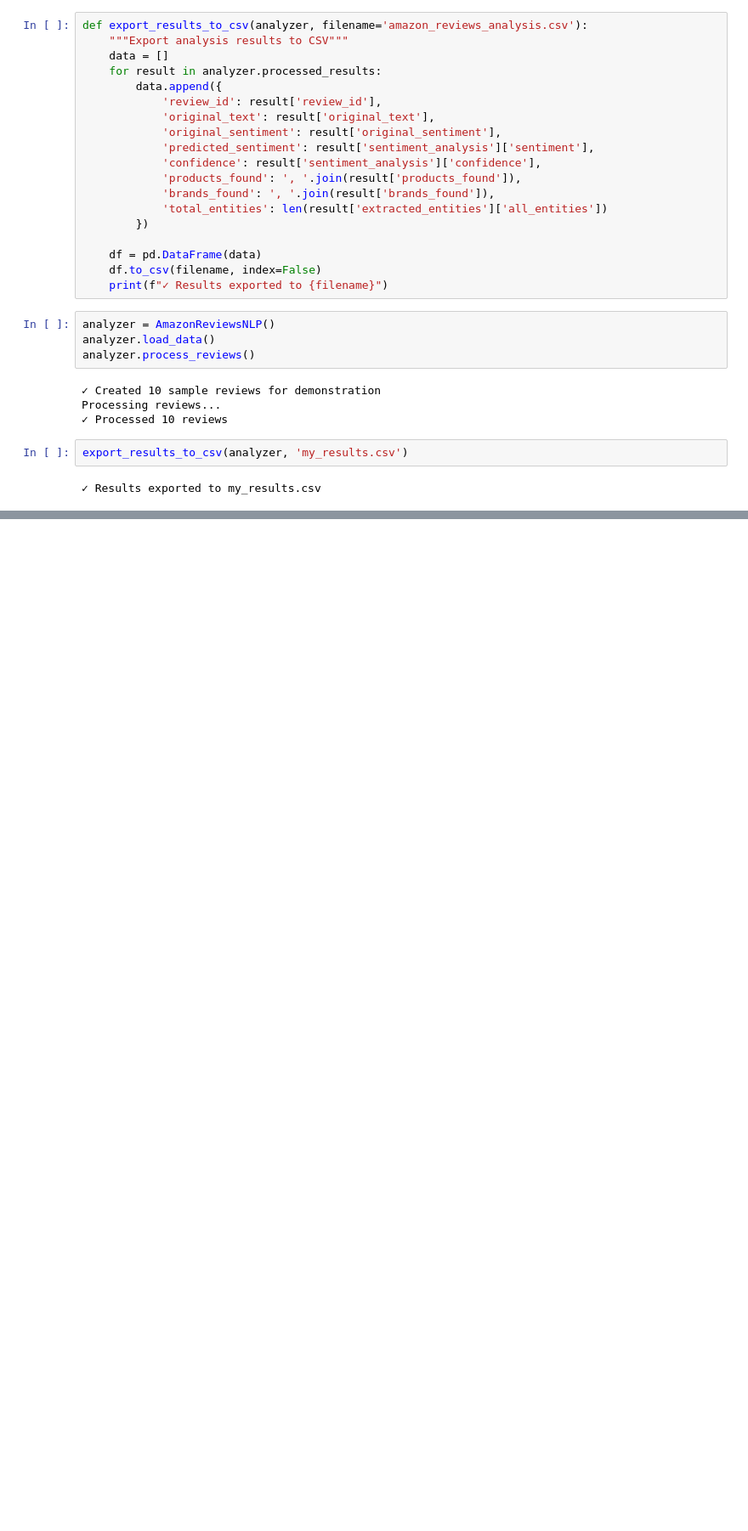
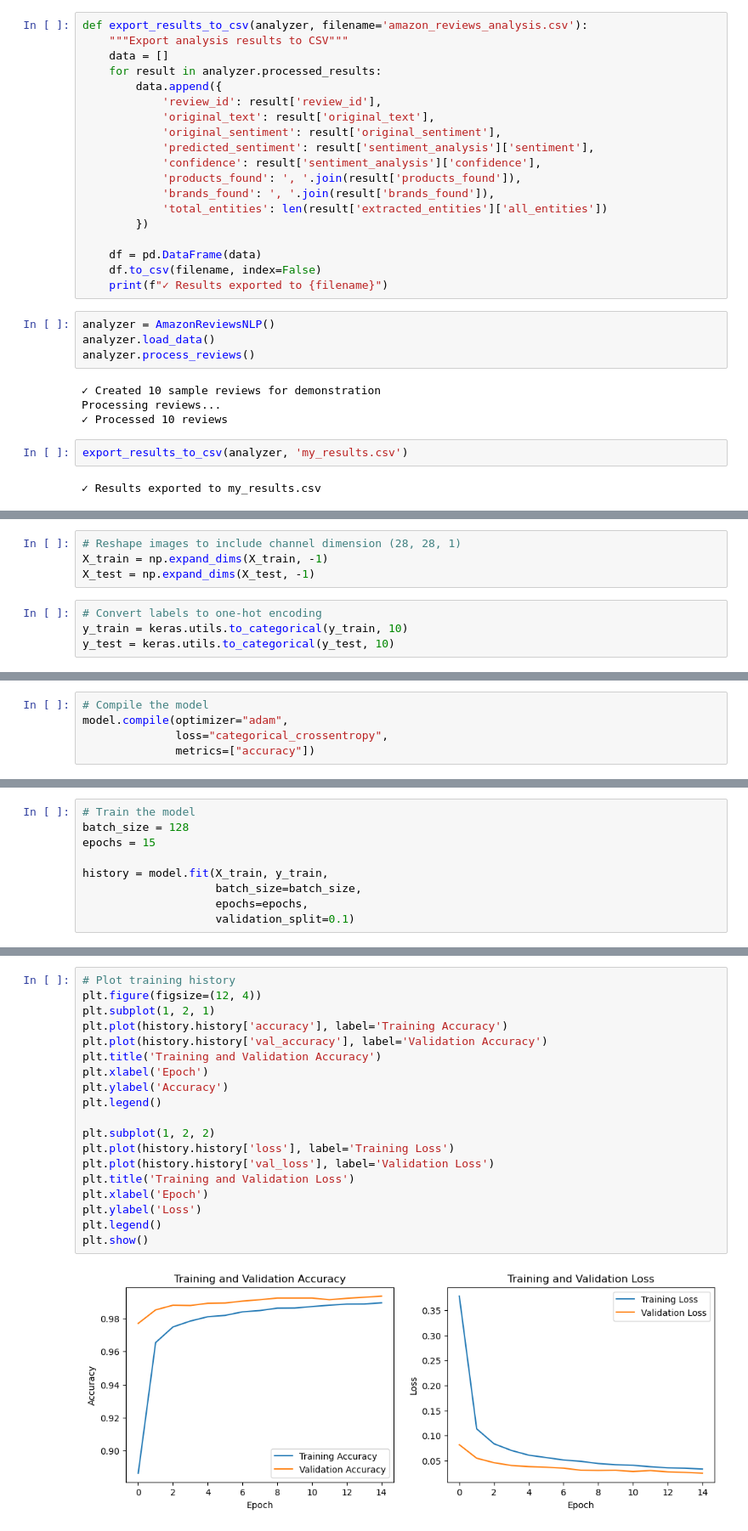
Before and after one commit to priscillanzula/Amazon-Reviews-Analyzer, a Jupyter notebook: amazon.ipynb, the cells around one changed output, grey strips where cells are left out. Shown: that part at 85% size. Saved outputs shown, nothing was run; the diff lists cells and outputs as text; blank space fills up the shorter version.

```diff
--- a/amazon.ipynb
+++ b/amazon.ipynb
@@ -452,0 +627,8 @@ export_results_to_csv(analyzer, 'my_results.csv')
+# %%
+# Reshape images to include channel dimension (28, 28, 1)
+X_train = np.expand_dims(X_train, -1)
+X_test = np.expand_dims(X_test, -1)
+# %%
+# Convert labels to one-hot encoding
+y_train = keras.utils.to_categorical(y_train, 10)
+y_test = keras.utils.to_categorical(y_test, 10)
@@ -452,0 +662,5 @@ export_results_to_csv(analyzer, 'my_results.csv')
+# %%
+# Compile the model
+model.compile(optimizer="adam",
+              loss="categorical_crossentropy",
+              metrics=["accuracy"])
@@ -452,0 +688,9 @@ export_results_to_csv(analyzer, 'my_results.csv')
+# %%
+# Train the model
+batch_size = 128
+epochs = 15
+
+history = model.fit(X_train, y_train,
+                    batch_size=batch_size,
+                    epochs=epochs,
+                    validation_split=0.1)
@@ -452,0 +721,21 @@ export_results_to_csv(analyzer, 'my_results.csv')
+# %%
+# Plot training history
+plt.figure(figsize=(12, 4))
+plt.subplot(1, 2, 1)
+plt.plot(history.history['accuracy'], label='Training Accuracy')
+plt.plot(history.history['val_accuracy'], label='Validation Accuracy')
+plt.title('Training and Validation Accuracy')
+plt.xlabel('Epoch')
+plt.ylabel('Accuracy')
+plt.legend()
+
+plt.subplot(1, 2, 2)
+plt.plot(history.history['loss'], label='Training Loss')
+plt.plot(history.history['val_loss'], label='Validation Loss')
+plt.title('Training and Validation Loss')
+plt.xlabel('Epoch')
+plt.ylabel('Loss')
+plt.legend()
+plt.show()
+# %% [output]
+[figure, added]
```
Also changed, not shown: parts of 35 cells of this notebook, 2 other files.
